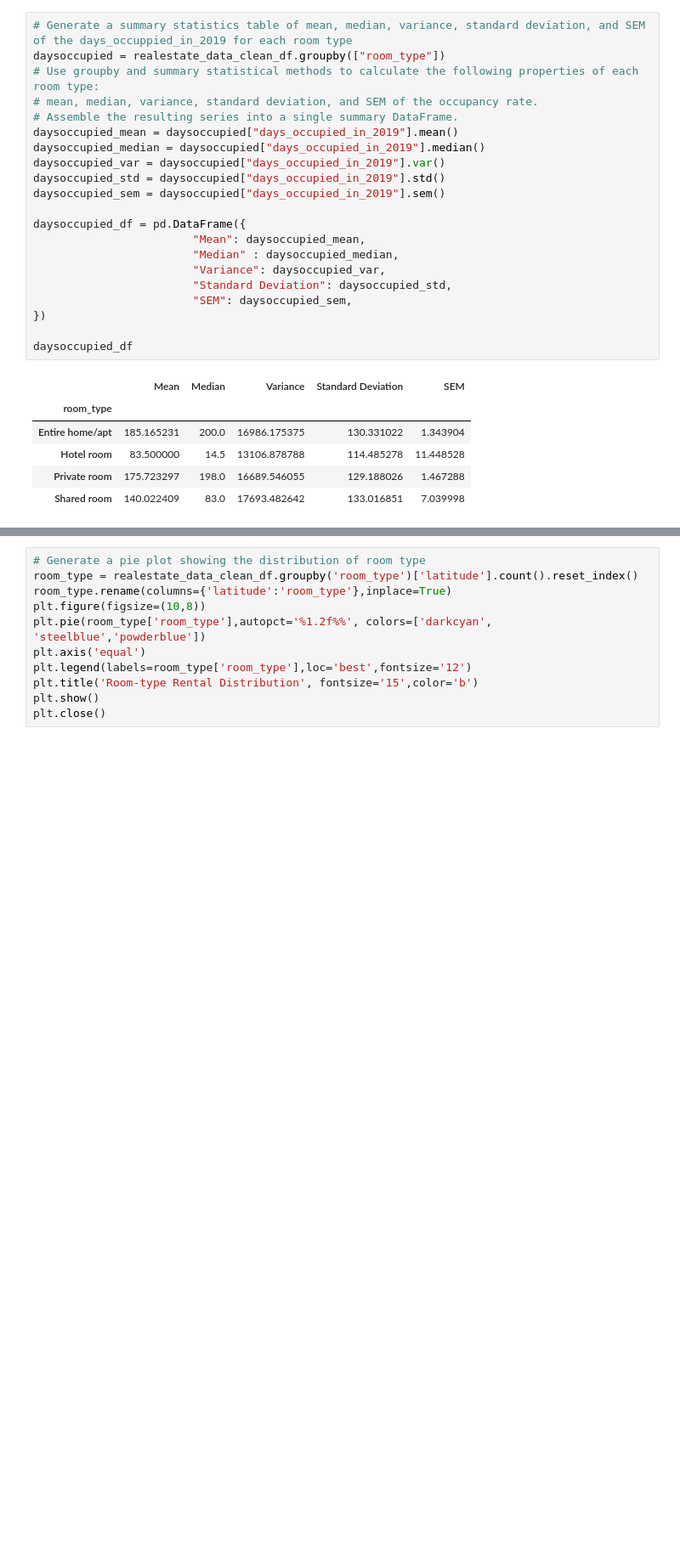
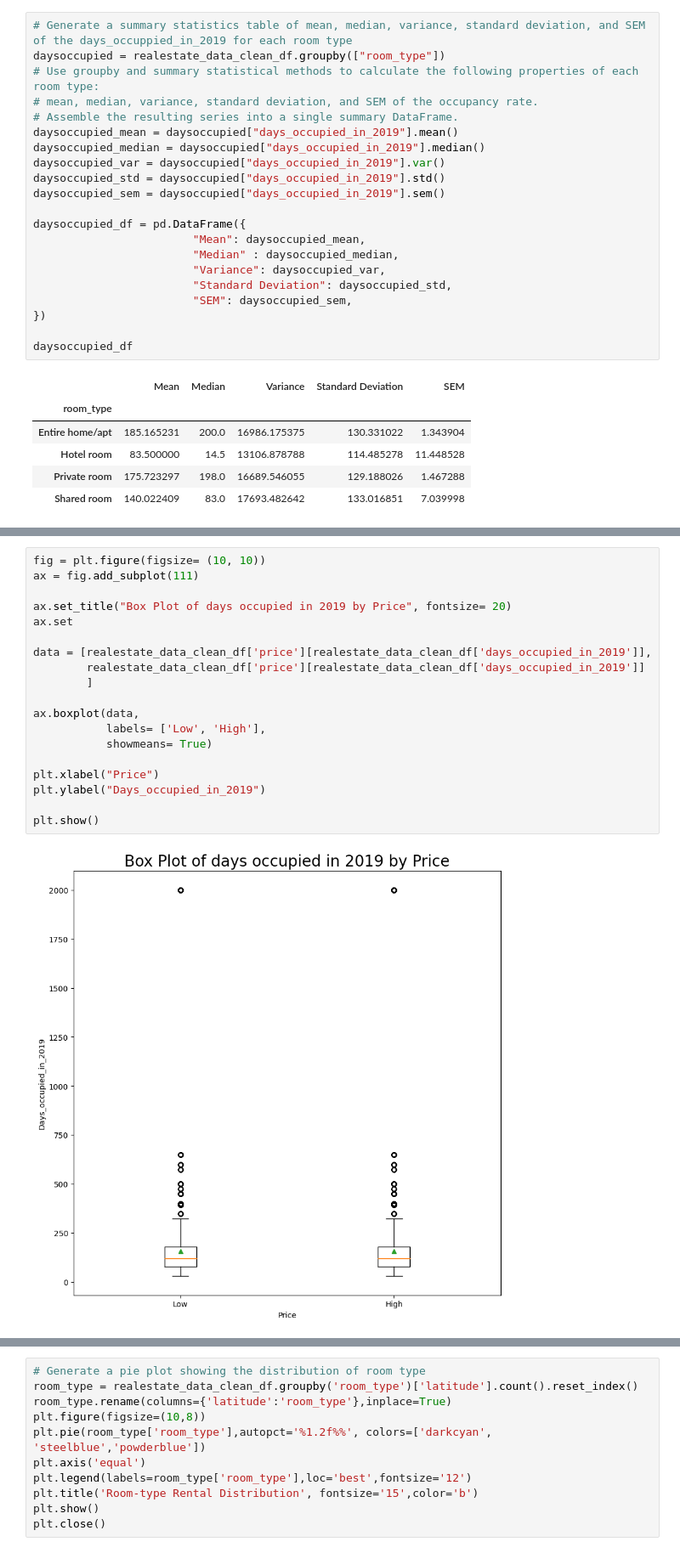
Before and after one commit to RLButch/group-project-1, a Jupyter notebook: NYRentalListingAnalysis.ipynb, the cells around one changed output, grey strips where cells are left out. Shown at 85% size. Saved outputs shown, nothing was run; the diff lists cells and outputs as text; blank space fills up the shorter version.

```diff
--- a/NYRentalListingAnalysis.ipynb
+++ b/NYRentalListingAnalysis.ipynb
@@ -92,3 +157,24 @@ daysoccupied_df
+# %%
+fig = plt.figure(figsize= (10, 10))
+ax = fig.add_subplot(111)
+
+ax.set_title("Box Plot of days occupied in 2019 by Price", fontsize= 20)
+ax.set
+
+data = [realestate_data_clean_df['price'][realestate_data_clean_df['days_occupied_in_2019']],
+        realestate_data_clean_df['price'][realestate_data_clean_df['days_occupied_in_2019']]
+        ]
+
+ax.boxplot(data,
+           labels= ['Low', 'High'],
+           showmeans= True)
+
+plt.xlabel("Price")
+plt.ylabel("Days_occupied_in_2019")
+
+plt.show()
+# %% [output]
+[figure, added]
 # %%
 # Generate a bar plot showing the total number of timepoints for all mice tested for each drug regimen using Pandas.
 timepoint = realestate_data_df.groupby(["room_type"])["price"].count()
```
Also changed, not shown: parts of 8 cells of this notebook, 2 other files.
